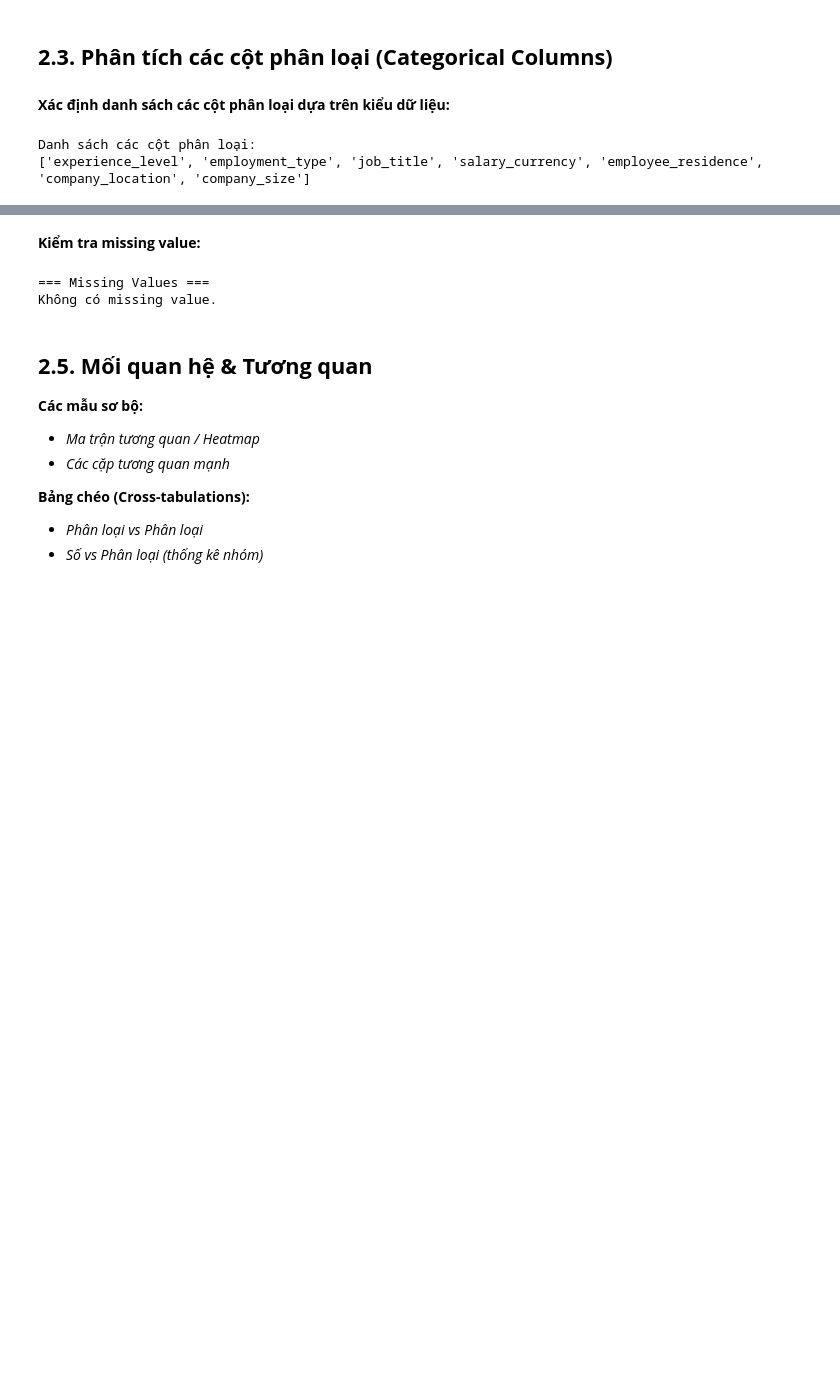
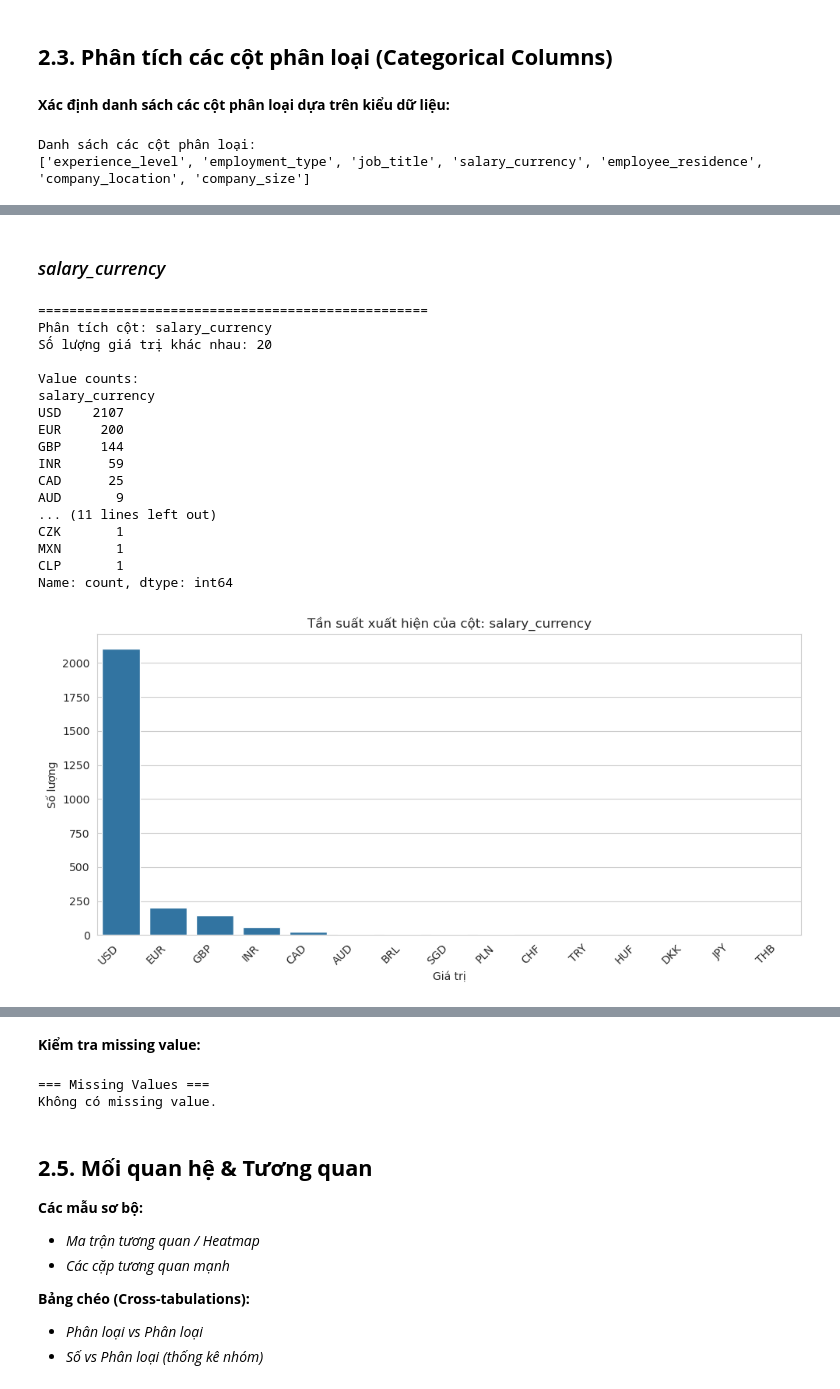
Before and after one commit to Trung0Minh/CSC17104_2025_Final_Project, a Jupyter notebook: DataScienceSalaries2023.ipynb, the cells around one changed output, grey strips where cells are left out. Drawn from its saved outputs; the diff is of its cells as text; code cells hidden in the pictures; blank space fills up the shorter version.

```diff
--- a/DataScienceSalaries2023.ipynb
+++ b/DataScienceSalaries2023.ipynb
@@ -559,0 +489,24 @@ for col in cat_cols:
+# %% [markdown]
+### *salary_currency*
+# %%
+dp.analyze_categorical_column(df, 'salary_currency')
+vis.plot_bar_count(df, 'salary_currency')
+# %% [output]
+==================================================
+Phân tích cột: salary_currency
+Số lượng giá trị khác nhau: 20
+
+Value counts:
+salary_currency
+USD    2107
+EUR     200
+GBP     144
+INR      59
+CAD      25
+AUD       9
+... (11 lines left out)
+CZK       1
+MXN       1
+CLP       1
+Name: count, dtype: int64
+[figure, added]
```
Also changed, not shown: parts of 32 cells of this notebook, 2 other files.
